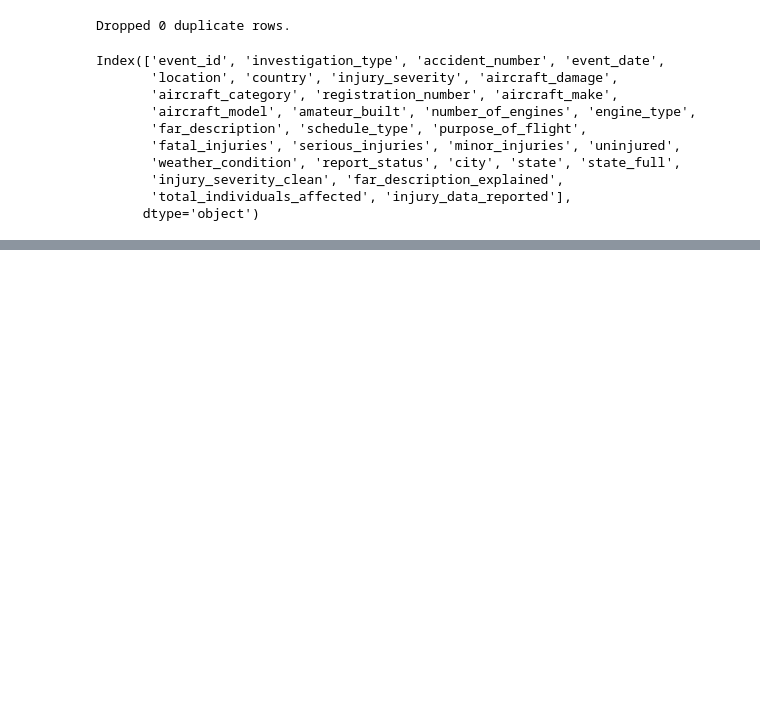
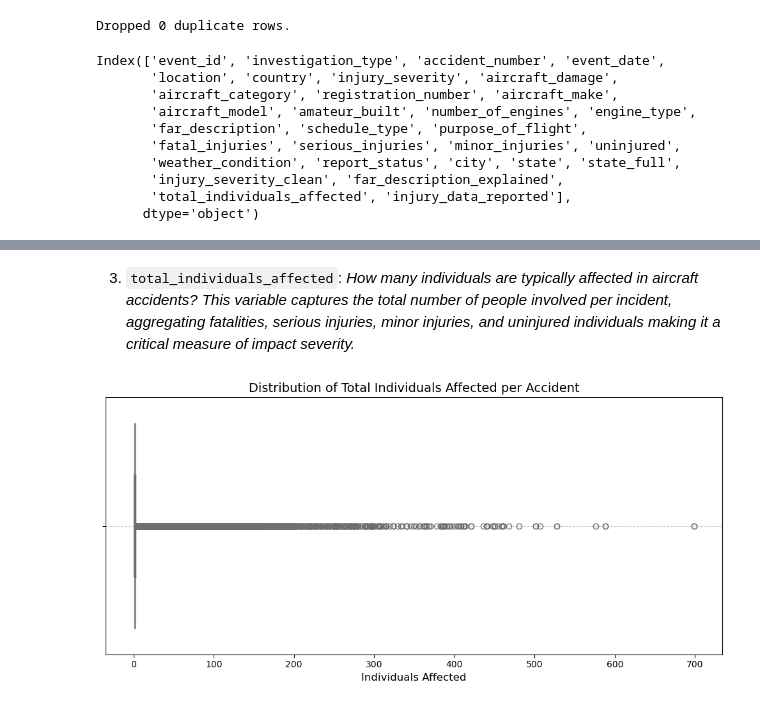
Before and after one commit to Arasirwa/DSFT-13-END-OF-PHASE-PROJECT, a Jupyter notebook: end-of-phase-1.ipynb, the cells around one changed output, grey strips where cells are left out. Cells and saved outputs as stored; diff of their text form; code cells hidden in the pictures; blank space fills up the shorter version.

```diff
--- a/end-of-phase-1.ipynb
+++ b/end-of-phase-1.ipynb
@@ -2244,2 +2224,0 @@ memory usage: 18.9+ MB
-# %%
-us_data['aircraft_category'].fillna('Unknown', inplace=True)
@@ -2280,0 +2268,26 @@ us_data.head()
+# %%
+us_data['event_year'] = pd.to_datetime(us_data['event_date']).dt.year
+yearly_counts = us_data['event_year'].value_counts().sort_index()
+fig = px.line(x=yearly_counts.index, y=yearly_counts.values,
+              labels={'x': 'Year', 'y': 'Number of Accidents'},
+              title='Aviation Accidents per Year (All Years)')
+fig.update_layout(
+    template='plotly_white',
+    title_font_size=20,
+    font=dict(size=14),
+    yaxis_gridcolor='lightgrey',
+    xaxis_tickangle=-45,
+    margin=dict(t=60, b=40, l=50, r=40)
+)
+fig.show()
+# %%
+us_data['event_decade'] = (us_data['event_year'] // 10) * 10
+decade_counts = us_data.groupby('event_decade')['event_year'].count().reset_index()
+decade_counts.columns = ['Decade', 'Total Accidents']
+
+fig = px.bar(decade_counts, x='Decade', y='Total Accidents',
+             title='Total Accidents by Decade',
+             labels={'Decade': 'Decade', 'Total Accidents': 'Number of Accidents'},
+             text='Total Accidents')
+fig.update_layout(template='plotly_white')
+fig.show()
@@ -2280,0 +2416,3 @@ us_data.head()
+# %% [markdown]
+3. `total_individuals_affected`: *How many individuals are typically affected in aircraft accidents?
+This variable captures the total number of people involved per incident, aggregating fatalities, serious injuries, minor injuries, and uninjured individuals making it a critical measure of impact severity.*
@@ -2280,0 +2449,16 @@ us_data.head()
+# %%
+plt.figure(figsize=(10, 5))
+sns.boxplot(
+    data=us_data,
+    x='total_individuals_affected',
+    color='skyblue'
+)
+
+plt.title('Distribution of Total Individuals Affected per Accident', fontsize=14)
+plt.xlabel('Individuals Affected', fontsize=12)
+plt.xticks(rotation=0)
+plt.grid(axis='y', linestyle='--', alpha=0.6)
+plt.tight_layout()
+plt.show()
+# %% [output]
+[figure, added]
```
Also changed, not shown: parts of 53 cells of this notebook.
